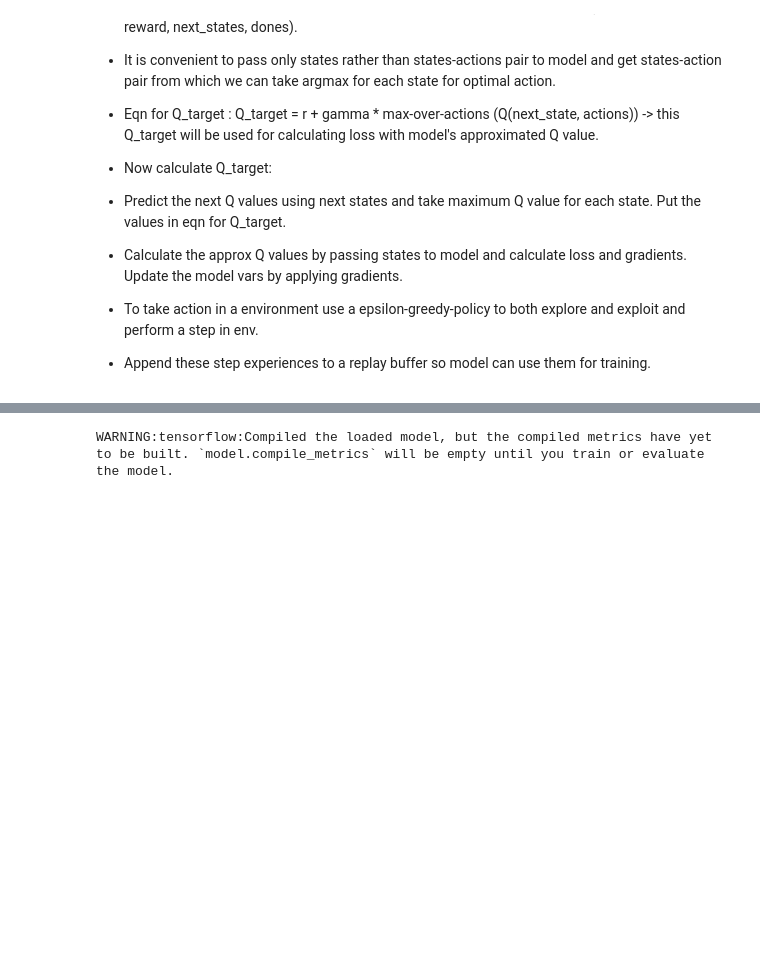
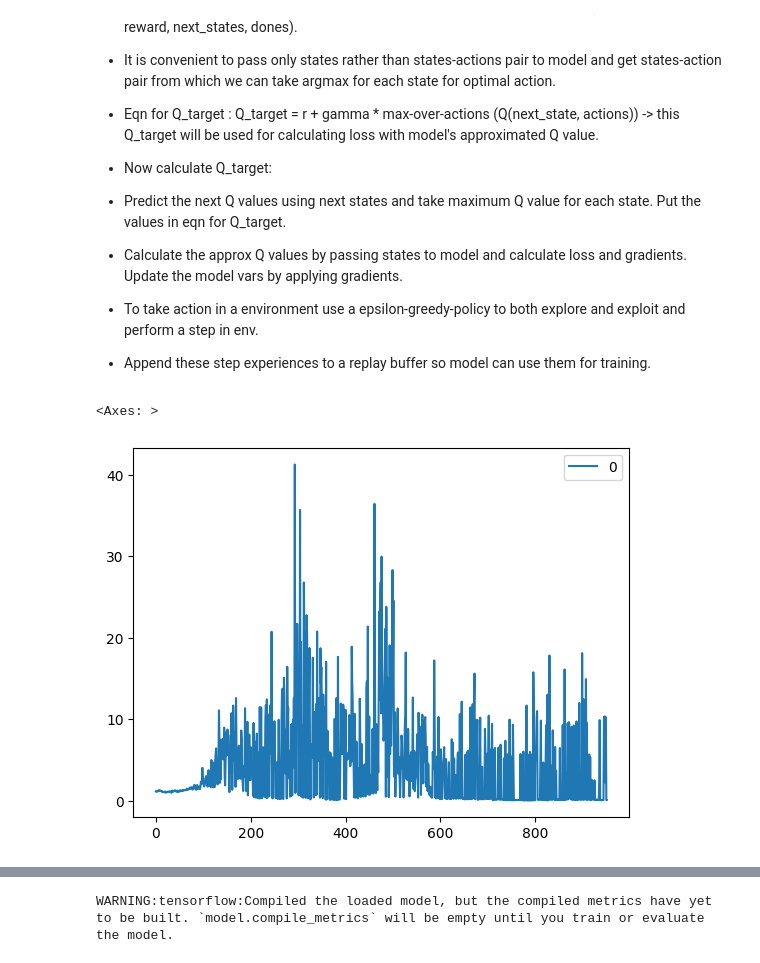
Before and after one commit to anmol438/RL-Projects, a Jupyter notebook: Deep Q Learning/deep-q-leaning.ipynb, the cells around one changed output, grey strips where cells are left out. Cells and saved outputs as stored; diff of their text form; code cells hidden in the pictures; blank space fills up the shorter version.

```diff
--- a/Deep Q Learning/deep-q-leaning.ipynb
+++ b/Deep Q Learning/deep-q-leaning.ipynb
@@ -75,13 +77,16 @@ def play_one_step(env, state, epsilon=0):
     return next_state, reward, term, trunc, info
 # %%
 batch_size = 32
-n_episode = 600
+n_episode = 1000
 n_output = env.action_space.n
 discount_factor = 0.95
 lr = 0.001
 loss_fn = mean_squared_error
 optimizer = Adam(learning_rate=lr)
 replay_buffer = deque(maxlen=2000)
+losses = []
+ep_reward = []
+all_Q = []
 
 model = Sequential([
     Dense(32, activation='elu'),
@@ -91,13 +96,18 @@ model = Sequential([
 
 for episode in range(n_episode):
     obs = env.reset()[0]
-
+    curr_rew = 0
     for step in range(200):
         epsilon = max(1 - episode/(0.8*n_episode) , 0.01) # gradually decreasing epsilon to 0.01 (reducing exploring)
         obs, reward, term, trunc, info =  play_one_step(env, obs, epsilon)
-
+        curr_rew += reward
         if term or trunc:
             break
-
+    ep_reward.append(curr_rew)
     if episode >= 1.5*batch_size: # let the replay buffer populated with enough experiences
         training_step(batch_size)
+# %%
+pd.DataFrame(np.array(losses)).plot()
+# %% [output]
+<Axes: >
+[figure, added]
```
Also changed, not shown: parts of 5 cells of this notebook, 2 other files.
